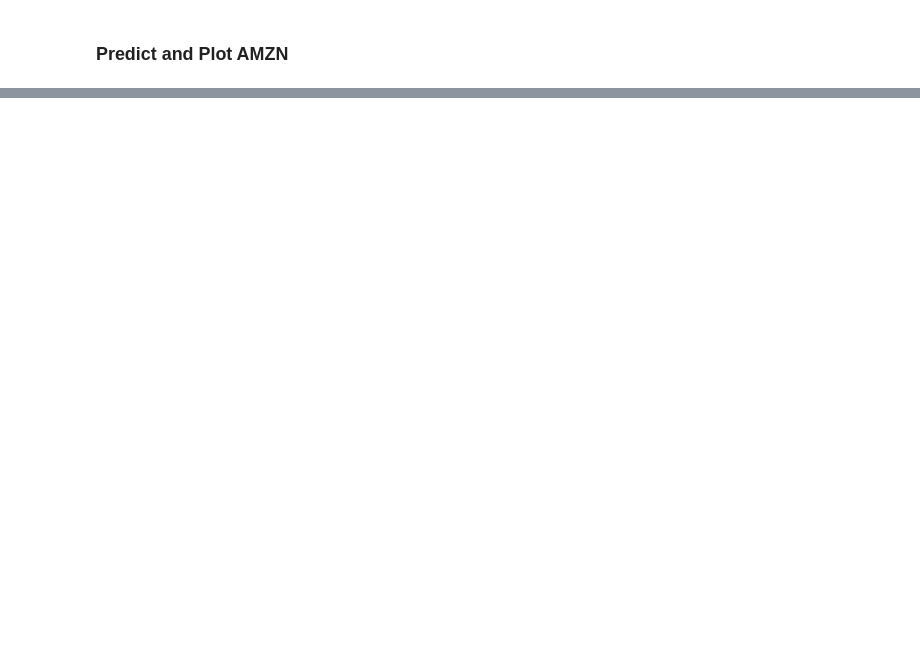
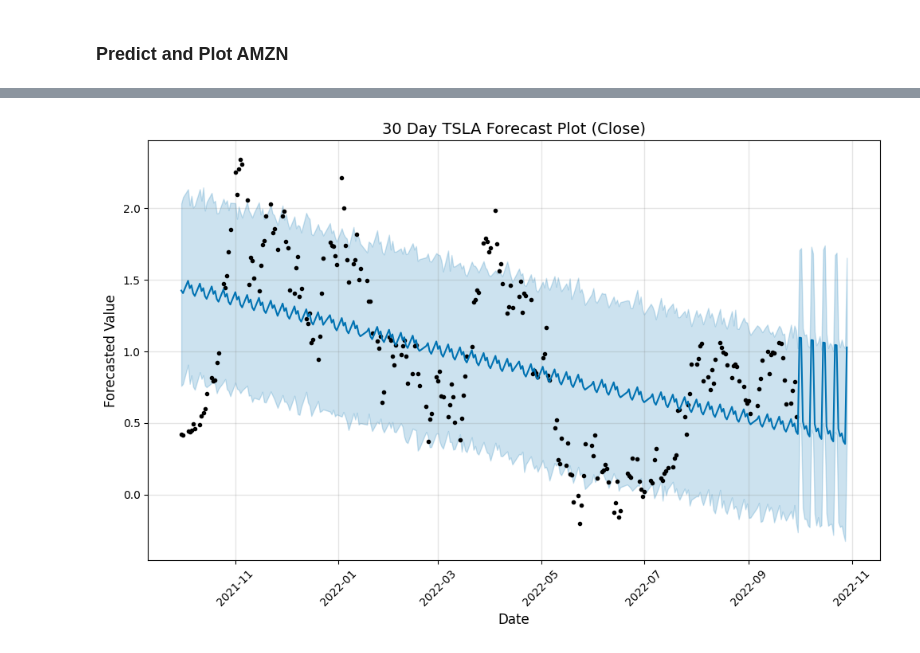
Before and after one commit to AngieP48/project-3, a Jupyter notebook: Marks Code.ipynb, the cells around one changed output, grey strips where cells are left out. Drawn from its saved outputs; the diff is of its cells as text; code cells hidden in the pictures; blank space fills up the shorter version.

```diff
--- a/Marks Code.ipynb
+++ b/Marks Code.ipynb
@@ -1050,0 +1471,9 @@ plt.show()
+# %%
+# Initialize the Prophet model
+model = Prophet()
+
+# Add the sentiment as an additional regressor
+model.add_regressor('Sentiment')
+
+# Fit the model with stock price and sentiment data
+model.fit(merged_data)
@@ -1050,0 +1484,12 @@ plt.show()
+# %%
+# Create a dataframe for future stock price predictions
+future = model.make_future_dataframe(periods=30)
+
+# Merge with forecasted sentiment for future dates
+future = pd.merge(future, forecasted_sentiment_df, on='ds', how='left')
+
+# Forecast future stock prices
+forecast = model.predict(future)
+
+# Display the forecasted stock price changes
+print(forecast[['ds', 'yhat', 'yhat_lower', 'yhat_upper']])
@@ -1050,0 +1511,20 @@ plt.show()
+# %%
+import matplotlib.dates as mdates
+
+fig = model.plot(forecast)
+
+# Customizing title and labels
+plt.title("30 Day TSLA Forecast Plot (Close)", fontsize=14)
+plt.xlabel("Date", fontsize=12)
+plt.xticks(rotation=45, fontsize=10)
+plt.ylabel("Forecasted Value", fontsize=12)
+plt.yticks(fontsize=10)
+
+# Set daily x-axis ticks
+# ax = fig.gca()  # Get the current axes instance
+# x.xaxis.set_major_locator(mdates.DayLocator(interval=3))  # Set daily interval for x-axis
+# ax.xaxis.set_major_formatter(mdates.DateFormatter('%Y-%m-%d'))  # Format as 'YYYY-MM-DD'
+
+plt.show()
+# %% [output]
+[figure, added]
```
Also changed, not shown: parts of 59 cells of this notebook.
